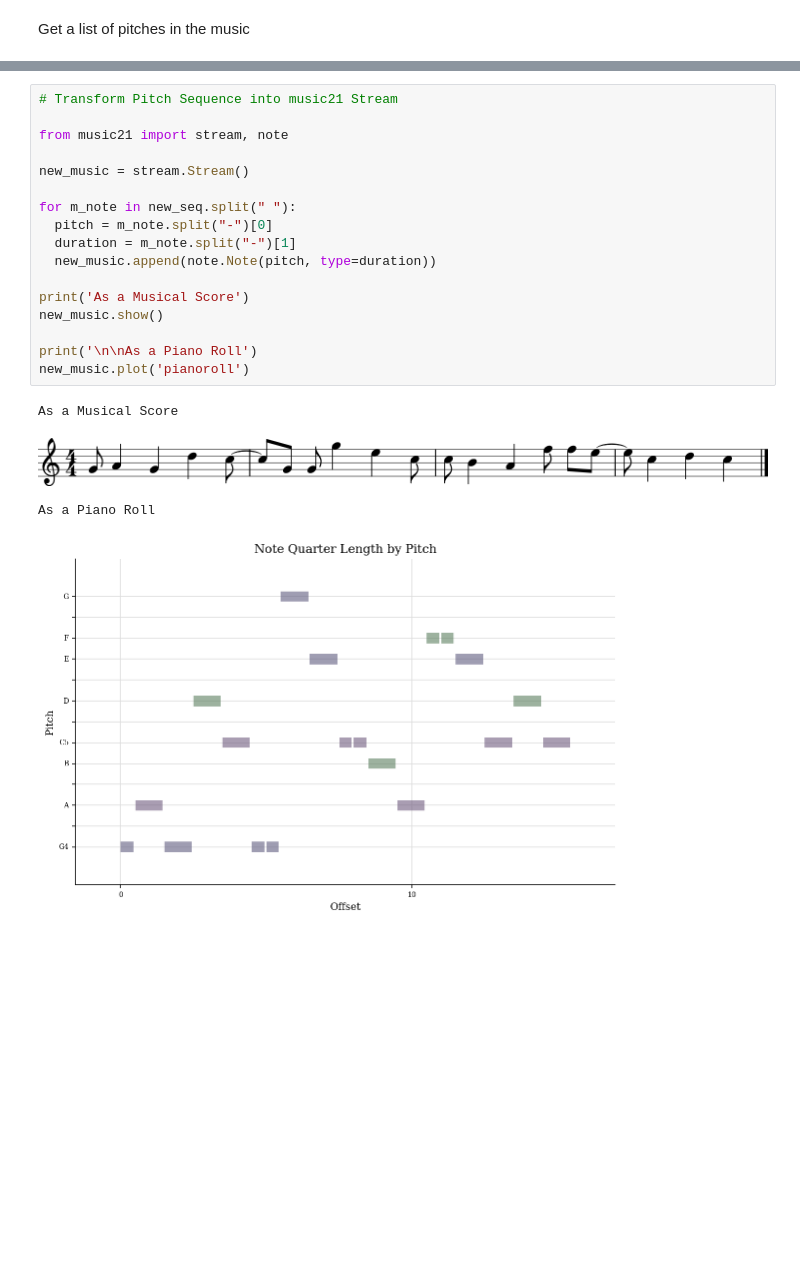
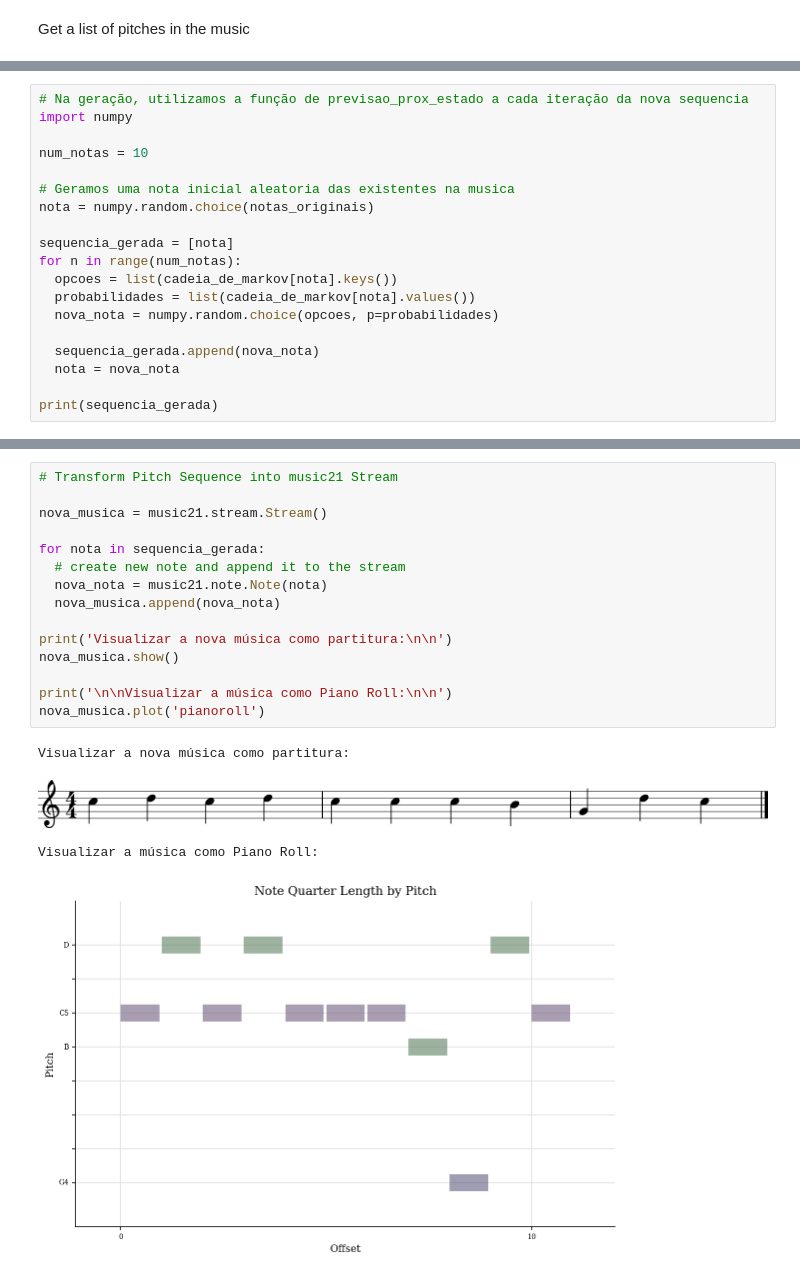
Before and after one commit to NadiaCarvalho/Audio-Collabs, a Jupyter notebook: MIDI_Markov.ipynb, the cells around one changed output, grey strips where cells are left out. Saved outputs shown, nothing was run; the diff lists cells and outputs as text; blank space fills up the shorter version.

```diff
--- a/MIDI_Markov.ipynb
+++ b/MIDI_Markov.ipynb
@@ -90,0 +100,19 @@ G4-eighth A4-quarter G4-quarter D5-quarter C5-quarter G4-eighth G4-eighth G5-qua
+# %%
+# Na geração, utilizamos a função de previsao_prox_estado a cada iteração da nova sequencia
+import numpy
+
+num_notas = 10
+
+# Geramos uma nota inicial aleatoria das existentes na musica
+nota = numpy.random.choice(notas_originais)
+
+sequencia_gerada = [nota]
+for n in range(num_notas):
+  opcoes = list(cadeia_de_markov[nota].keys())
+  probabilidades = list(cadeia_de_markov[nota].values())
+  nova_nota = numpy.random.choice(opcoes, p=probabilidades)
+
+  sequencia_gerada.append(nova_nota)
+  nota = nova_nota
+
+print(sequencia_gerada)
@@ -91,22 +123,20 @@ G4-eighth A4-quarter G4-quarter D5-quarter C5-quarter G4-eighth G4-eighth G5-qua
 # %%
 # Transform Pitch Sequence into music21 Stream
 
-from music21 import stream, note
+nova_musica = music21.stream.Stream()
 
-new_music = stream.Stream()
+for nota in sequencia_gerada:
+  # create new note and append it to the stream
+  nova_nota = music21.note.Note(nota)
+  nova_musica.append(nova_nota)
 
-for m_note in new_seq.split(" "):
-  pitch = m_note.split("-")[0]
-  duration = m_note.split("-")[1]
-  new_music.append(note.Note(pitch, type=duration))
+print('Visualizar a nova música como partitura:\n\n')
+nova_musica.show()
 
-print('As a Musical Score')
-new_music.show()
-
-print('\n\nAs a Piano Roll')
-new_music.plot('pianoroll')
+print('\n\nVisualizar a música como Piano Roll:\n\n')
+nova_musica.plot('pianoroll')
 # %% [output]
-As a Musical Score
+Visualizar a nova música como partitura:
-[figure, old version]
+[figure, new version]
-As a Piano Roll
+Visualizar a música como Piano Roll:
-[figure, old version]
+[figure, new version]
```
Also changed, not shown: parts of 14 cells of this notebook.
